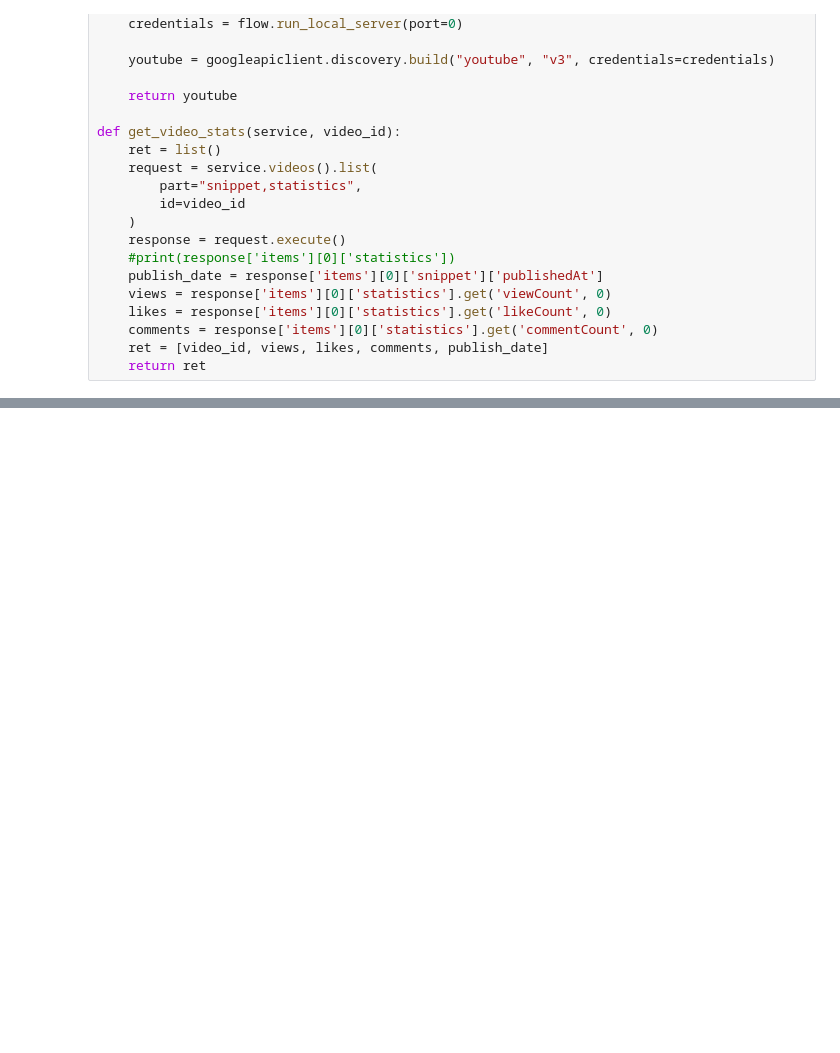
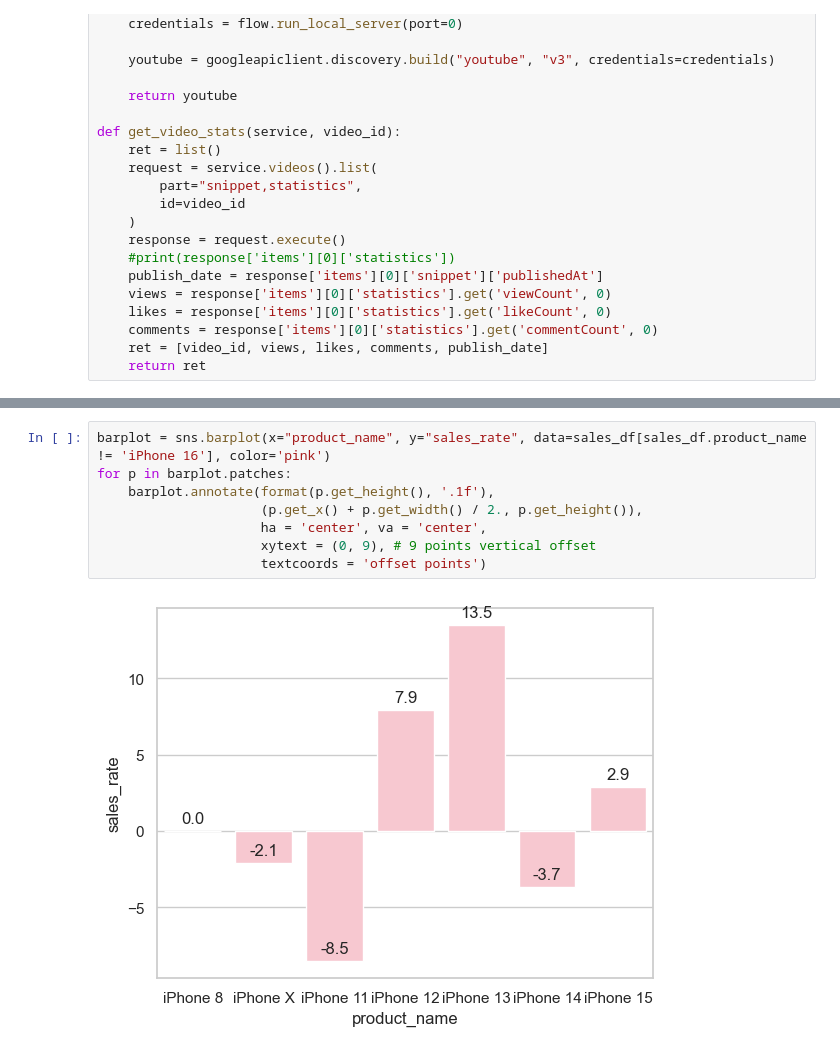
Before and after one commit to eduardoparracho/ReviewerReview, a Jupyter notebook: main.ipynb, the cells around one changed output, grey strips where cells are left out. Saved outputs shown, nothing was run; the diff lists cells and outputs as text; blank space fills up the shorter version.

```diff
--- a/main.ipynb
+++ b/main.ipynb
@@ -82,0 +325,10 @@ df.comments = df.comments.astype(int)
+# %%
+barplot = sns.barplot(x="product_name", y="sales_rate", data=sales_df[sales_df.product_name != 'iPhone 16'], color='pink')
+for p in barplot.patches:
+    barplot.annotate(format(p.get_height(), '.1f'),
+                     (p.get_x() + p.get_width() / 2., p.get_height()),
+                     ha = 'center', va = 'center',
+                     xytext = (0, 9), # 9 points vertical offset
+                     textcoords = 'offset points')
+# %% [output]
+[figure, added]
```
Also changed, not shown: parts of 22 cells of this notebook, 1 other file.
